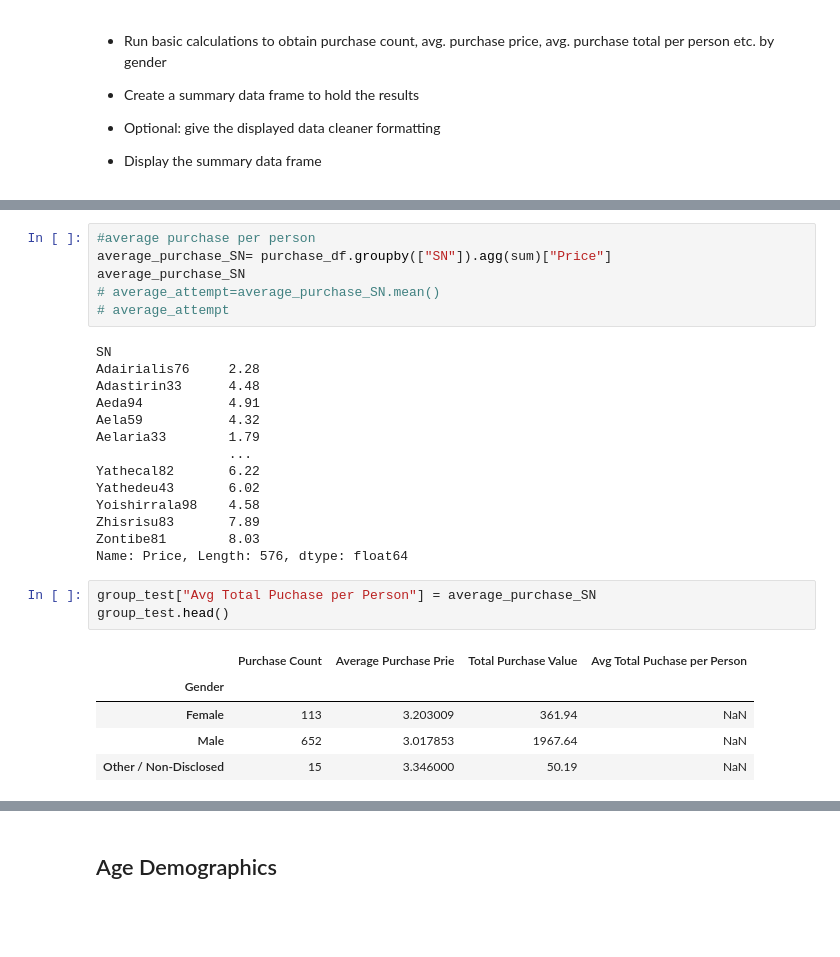
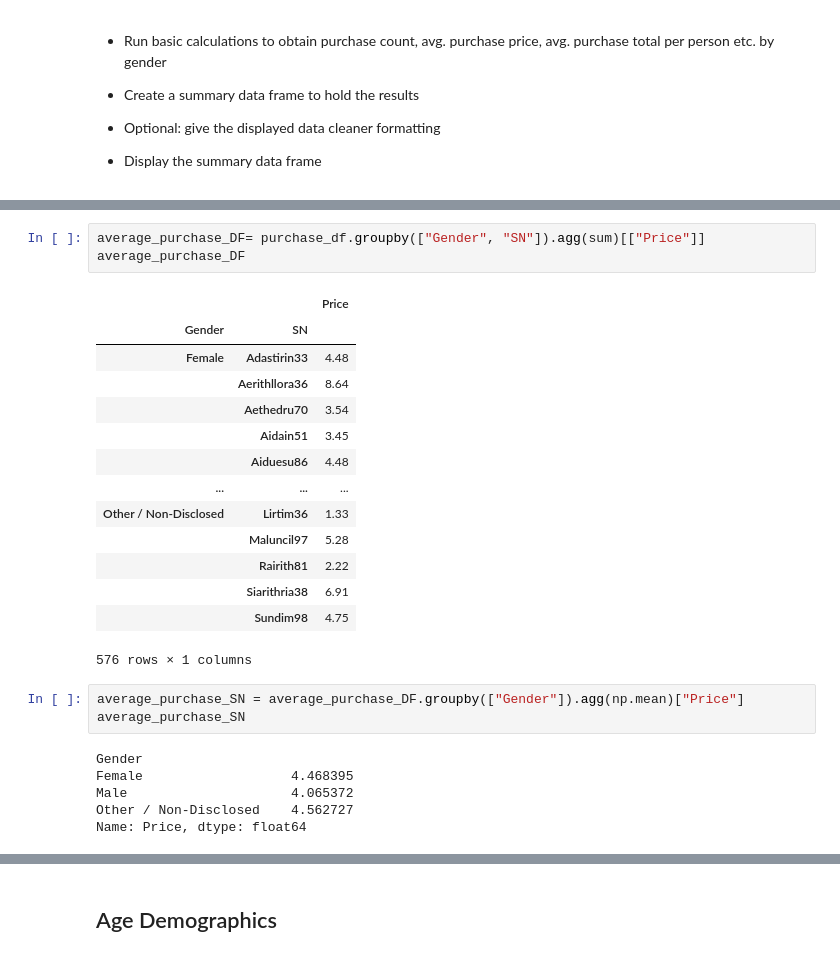
Before and after one commit to SBoyce02/pandas_challenge2, a Jupyter notebook: HeroesOfPymoli/HeroesOfPymoli_SB.ipynb, the cells around one changed output, grey strips where cells are left out. Drawn from its saved outputs; the diff is of its cells as text; blank space fills up the shorter version.

```diff
--- a/HeroesOfPymoli/HeroesOfPymoli_SB.ipynb
+++ b/HeroesOfPymoli/HeroesOfPymoli_SB.ipynb
@@ -204,31 +196,29 @@ group_test.head()
 | Male | 652 | 3.017853 | 1967.64 |
 | Other / Non-Disclosed | 15 | 3.346000 | 50.19 |
 # %%
-#average purchase per person
-average_purchase_SN= purchase_df.groupby(["SN"]).agg(sum)["Price"]
-average_purchase_SN
-# average_attempt=average_purchase_SN.mean()
-# average_attempt
+average_purchase_DF= purchase_df.groupby(["Gender", "SN"]).agg(sum)[["Price"]]
+average_purchase_DF
 # %% [output]
+|  |  | Price |
+| Gender | SN |  |
+| Female | Adastirin33 | 4.48 |
+|  | Aerithllora36 | 8.64 |
+|  | Aethedru70 | 3.54 |
+|  | Aidain51 | 3.45 |
+|  | Aiduesu86 | 4.48 |
+| ... | ... | ... |
+| Other / Non-Disclosed | Lirtim36 | 1.33 |
+|  | Maluncil97 | 5.28 |
+|  | Rairith81 | 2.22 |
+|  | Siarithria38 | 6.91 |
+|  | Sundim98 | 4.75 |
-SN
-Adairialis76     2.28
-Adastirin33      4.48
-Aeda94           4.91
-Aela59           4.32
-Aelaria33        1.79
-                 ...
-Yathecal82       6.22
-Yathedeu43       6.02
-Yoishirrala98    4.58
-Zhisrisu83       7.89
-Zontibe81        8.03
-Name: Price, Length: 576, dtype: float64
+576 rows × 1 columns
-# %%
-group_test["Avg Total Puchase per Person"] = average_purchase_SN
-group_test.head()
-# %% [output]
-|  | Purchase Count | Average Purchase Prie | Total Purchase Value | Avg Total Puchase per Person |
-| Gender |  |  |  |  |
-| Female | 113 | 3.203009 | 361.94 | NaN |
-| Male | 652 | 3.017853 | 1967.64 | NaN |
-| Other / Non-Disclosed | 15 | 3.346000 | 50.19 | NaN |
+# %%
+average_purchase_SN = average_purchase_DF.groupby(["Gender"]).agg(np.mean)["Price"]
+average_purchase_SN
+# %% [output]
+Gender
+Female                   4.468395
+Male                     4.065372
+Other / Non-Disclosed    4.562727
+Name: Price, dtype: float64
```
Also changed, not shown: parts of 11 cells of this notebook.
